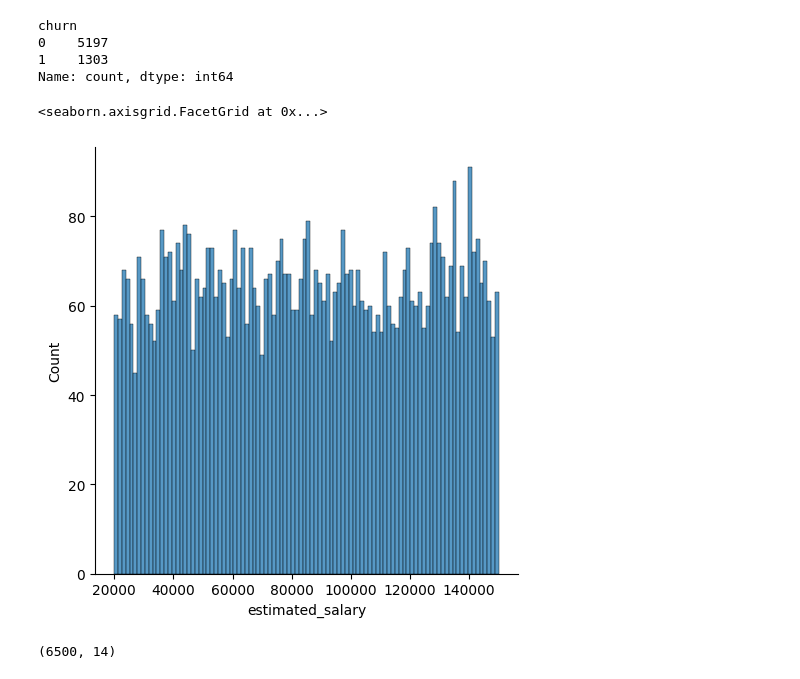
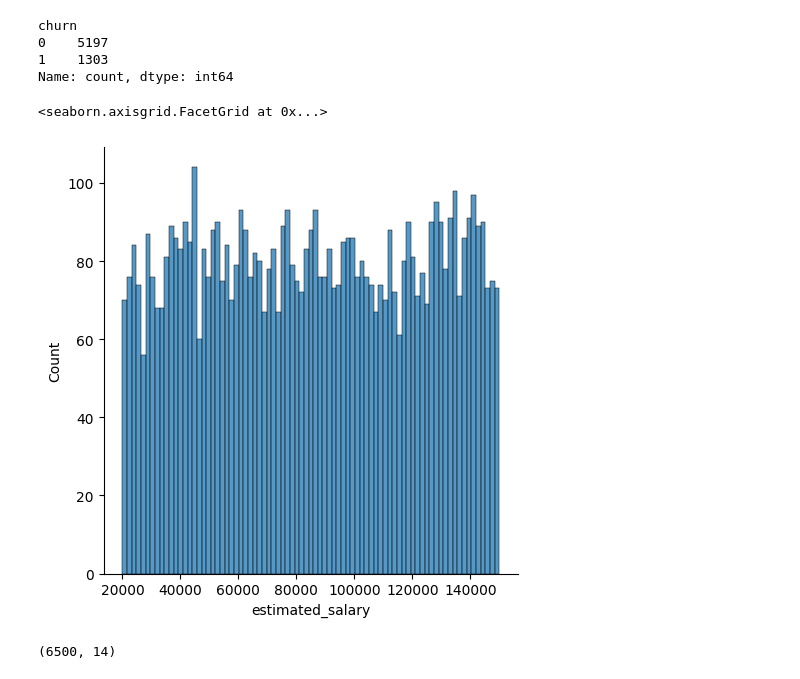
Before and after one commit to Faabrisgro/proyecto_final_mundose, a Jupyter notebook: proyecto_final.ipynb, the cells around one changed output. Cells and saved outputs as stored; diff of their text form; code cells hidden in the pictures.

Commit message:
nuevo graph natu

```diff
--- a/proyecto_final.ipynb
+++ b/proyecto_final.ipynb
@@ -160,10 +182,10 @@ churn
 1    1303
 Name: count, dtype: int64
 # %%
-sns.displot(df_full['estimated_salary'], bins=100)
+sns.displot(df_full['estimated_salary'], bins=81)
 # %% [output]
 <seaborn.axisgrid.FacetGrid at 0x...>
-[figure, old version]
+[figure, new version]
 # %%
 df_full.shape
 # %% [output]
```
Also changed, not shown: parts of 7 cells of this notebook.
